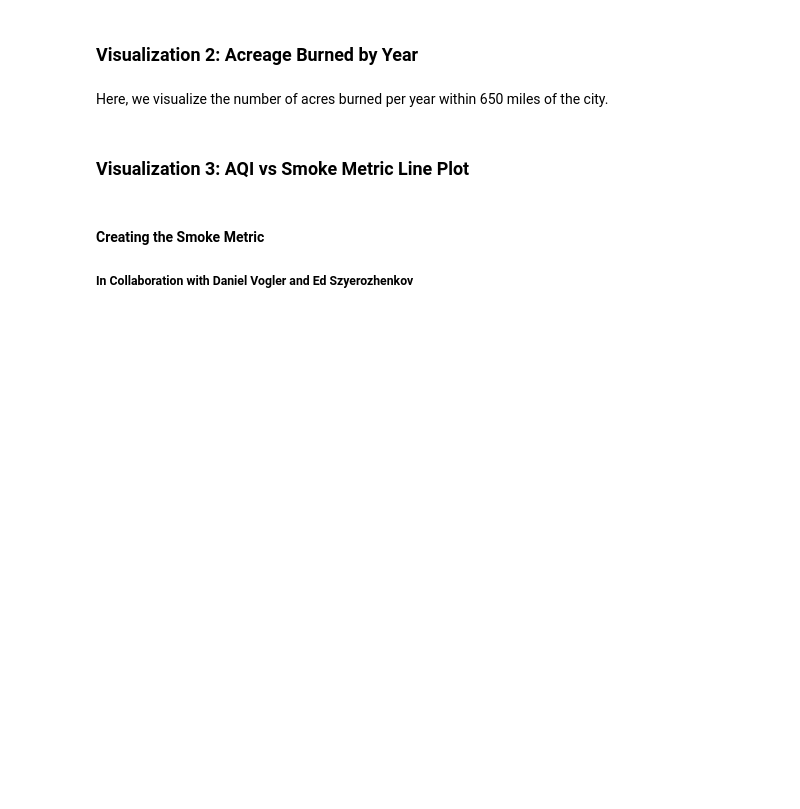
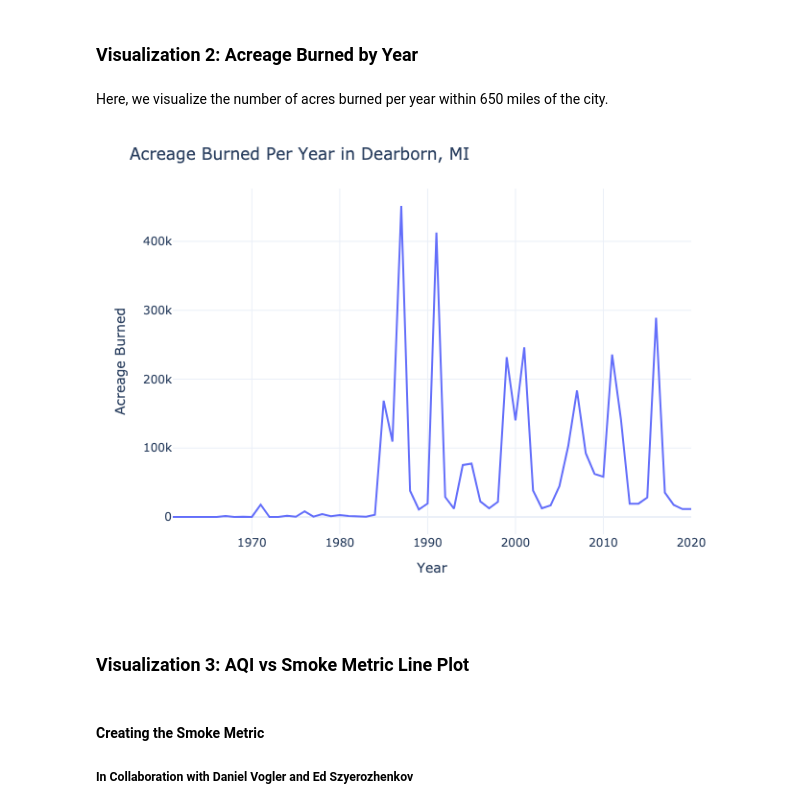
Before and after one commit to SSGurajala/DATA512, a Jupyter notebook: data-512-common-analysis/src/notebooks/data_analysis.ipynb, the cells around one changed output. Cells and saved outputs as stored; diff of their text form; code cells hidden in the pictures; blank space fills up the shorter version.

```diff
--- a/data-512-common-analysis/src/notebooks/data_analysis.ipynb
+++ b/data-512-common-analysis/src/notebooks/data_analysis.ipynb
@@ -65,11 +71,15 @@ Here, we visualize the number of acres burned per year within 650 miles of the c
 plotting_df = pd.DataFrame(fire_df_650mi.groupby("Year", as_index = False)["Acreage"].sum())
 # %%
+#plotting code
 fig = px.line(x=plotting_df['Year'], y=plotting_df['Acreage'])
 fig.update_layout(xaxis_title = "Year", yaxis_title = "Acreage Burned",
                   title = "Acreage Burned Per Year in Dearborn, MI",
                   template='plotly_white')
-fig.show()
 fig.write_image("./imgs/acreage_burned_line_plot.png")
+img = Image.open("./imgs/acreage_burned_line_plot.png")
+display(img)
+# %% [output]
+[figure, added]
 # %% [markdown]
 ### Visualization 3: AQI vs Smoke Metric Line Plot
 # %% [markdown]
```
Also changed, not shown: parts of 5 cells of this notebook.
